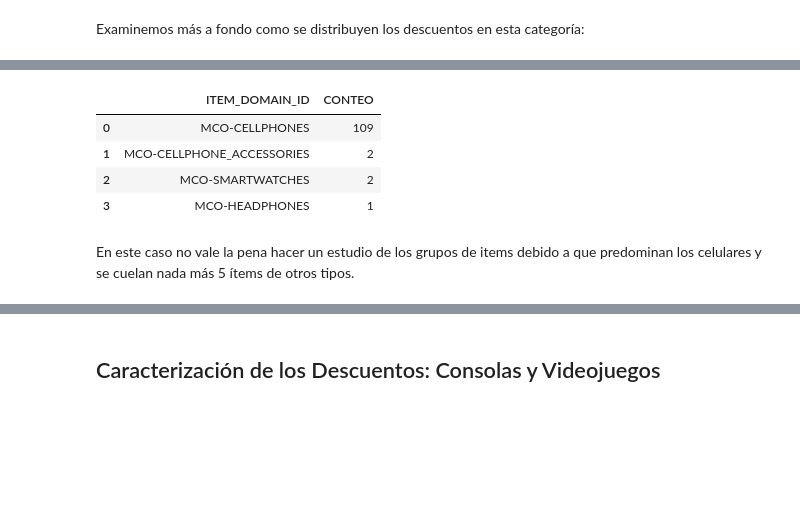
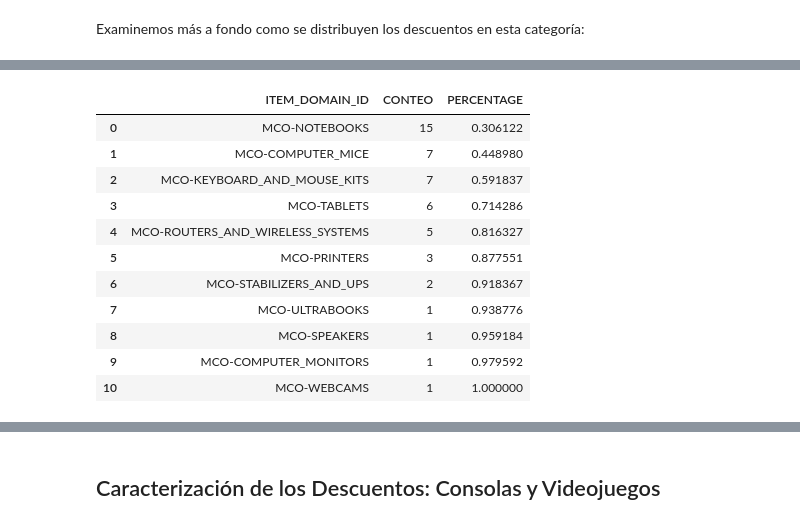
Before and after one commit to juanse1608/MeliMLChallenge, a Jupyter notebook: Notebooks/DiscountsExploratoryAnalysis.ipynb, the cells around one changed output, grey strips where cells are left out. Cells and saved outputs as stored; diff of their text form; code cells hidden in the pictures; blank space fills up the shorter version.

```diff
--- a/Notebooks/DiscountsExploratoryAnalysis.ipynb
+++ b/Notebooks/DiscountsExploratoryAnalysis.ipynb
@@ -757,12 +808,21 @@ products_items_cat
 # %%
 # Value counts para el item_domain_id
-products_cat['ITEM_DOMAIN_ID'].value_counts().reset_index().rename(columns={'index':'ITEM_DOMAIN_ID', 'ITEM_DOMAIN_ID':'CONTEO'})
+vals = products_cat['ITEM_DOMAIN_ID'].value_counts().reset_index().rename(columns={'index':'ITEM_DOMAIN_ID', 'ITEM_DOMAIN_ID':'CONTEO'})
+vals['PERCENTAGE'] = (vals['CONTEO']/products_cat.shape[0]).cumsum()
+indice = vals.loc[vals['PERCENTAGE'] < 0.80].index.max()
+domains = vals.loc[0:(indice+1), 'ITEM_DOMAIN_ID']
+vals
 # %% [output]
-|  | ITEM_DOMAIN_ID | CONTEO |
-| 0 | MCO-CELLPHONES | 109 |
-| 1 | MCO-CELLPHONE_ACCESSORIES | 2 |
-| 2 | MCO-SMARTWATCHES | 2 |
-| 3 | MCO-HEADPHONES | 1 |
+|  | ITEM_DOMAIN_ID | CONTEO | PERCENTAGE |
+| 0 | MCO-NOTEBOOKS | 15 | 0.306122 |
+| 1 | MCO-COMPUTER_MICE | 7 | 0.448980 |
+| 2 | MCO-KEYBOARD_AND_MOUSE_KITS | 7 | 0.591837 |
+| 3 | MCO-TABLETS | 6 | 0.714286 |
+| 4 | MCO-ROUTERS_AND_WIRELESS_SYSTEMS | 5 | 0.816327 |
+| 5 | MCO-PRINTERS | 3 | 0.877551 |
+| 6 | MCO-STABILIZERS_AND_UPS | 2 | 0.918367 |
+| 7 | MCO-ULTRABOOKS | 1 | 0.938776 |
+| 8 | MCO-SPEAKERS | 1 | 0.959184 |
+| 9 | MCO-COMPUTER_MONITORS | 1 | 0.979592 |
+| 10 | MCO-WEBCAMS | 1 | 1.000000 |
-# %% [markdown]
-En este caso no vale la pena hacer un estudio de los grupos de items debido a que predominan los celulares y se cuelan nada más 5 ítems de otros tipos.
 # %%
```
Also changed, not shown: parts of 50 cells of this notebook.
